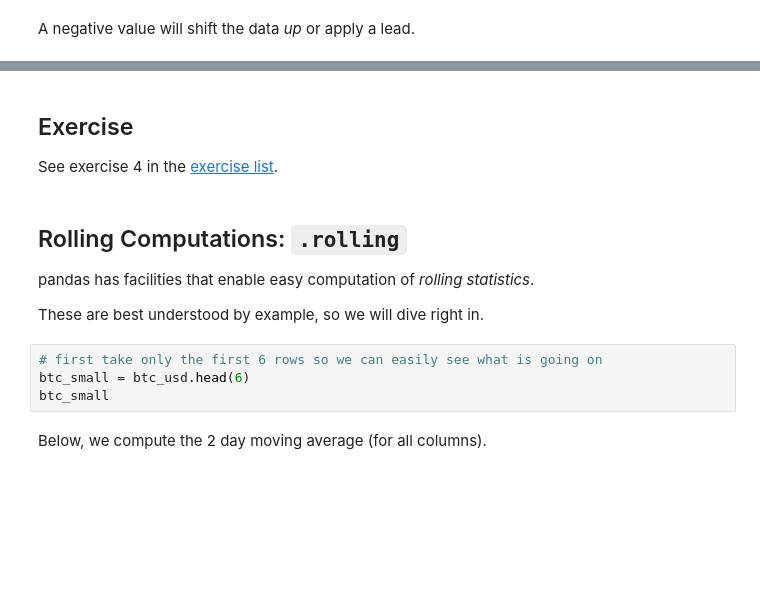
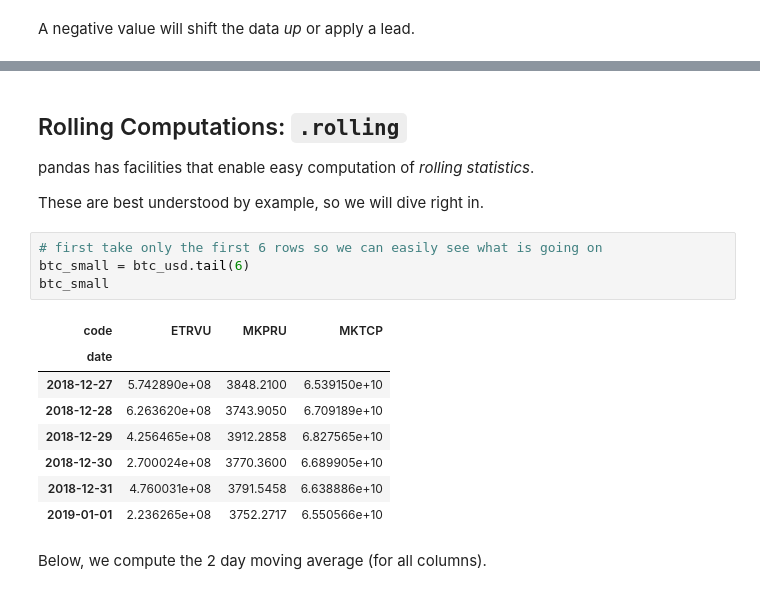
Before and after one commit to beauvilerobed/ds-ml-notes-projects-and-tutorials, a Jupyter notebook: projects/intro-to-economic-modeling-and-ds/working-with-data/time-series.ipynb, the cells around one changed output, grey strips where cells are left out. Drawn from its saved outputs; the diff is of its cells as text; blank space fills up the shorter version.

```diff
--- a/projects/intro-to-economic-modeling-and-ds/working-with-data/time-series.ipynb
+++ b/projects/intro-to-economic-modeling-and-ds/working-with-data/time-series.ipynb
@@ -273,7 +456,3 @@ btc_usd.shift(-2).tail()
-# %% [markdown]
-## Exercise
-
-See exercise 4 in the [exercise list](#pd-tim-ex).
 # %% [markdown]
 ## Rolling Computations: `.rolling`
 
@@ -283,8 +462,17 @@ statistics*.
 These are best understood by example, so we will dive right in.
 # %%
 # first take only the first 6 rows so we can easily see what is going on
-btc_small = btc_usd.head(6)
+btc_small = btc_usd.tail(6)
 btc_small
+# %% [output]
+| code | ETRVU | MKPRU | MKTCP |
+| date |  |  |  |
+| 2018-12-27 | 5.742890e+08 | 3848.2100 | 6.539150e+10 |
+| 2018-12-28 | 6.263620e+08 | 3743.9050 | 6.709189e+10 |
+| 2018-12-29 | 4.256465e+08 | 3912.2858 | 6.827565e+10 |
+| 2018-12-30 | 2.700024e+08 | 3770.3600 | 6.689905e+10 |
+| 2018-12-31 | 4.760031e+08 | 3791.5458 | 6.638886e+10 |
+| 2019-01-01 | 2.236265e+08 | 3752.2717 | 6.550566e+10 |
 # %% [markdown]
 Below, we compute the 2 day moving average (for all columns).
 # %%
```
Also changed, not shown: parts of 38 cells of this notebook.
